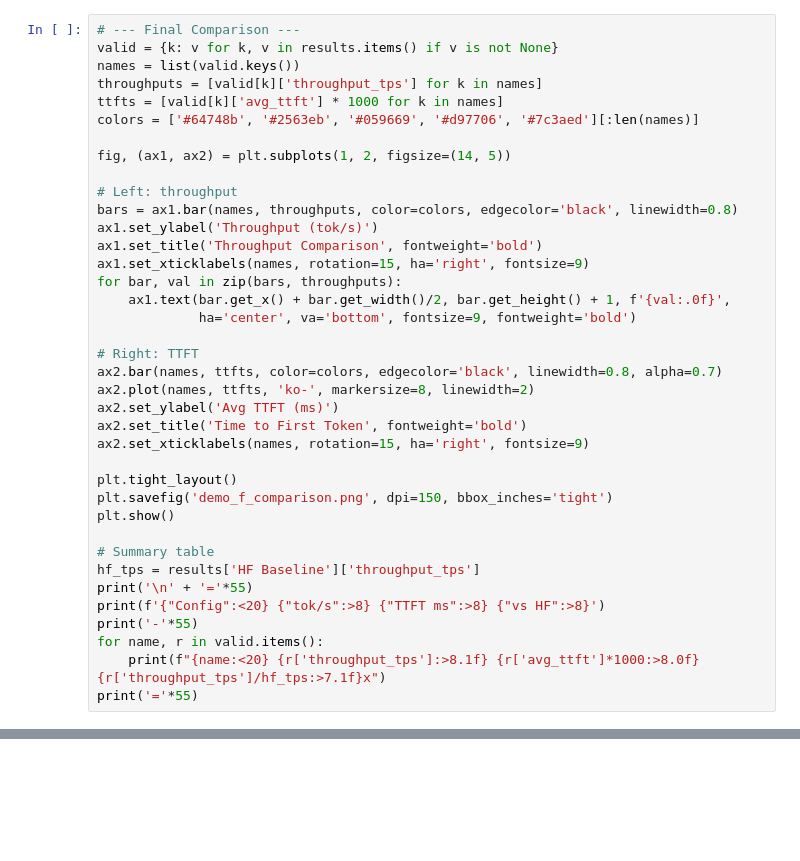
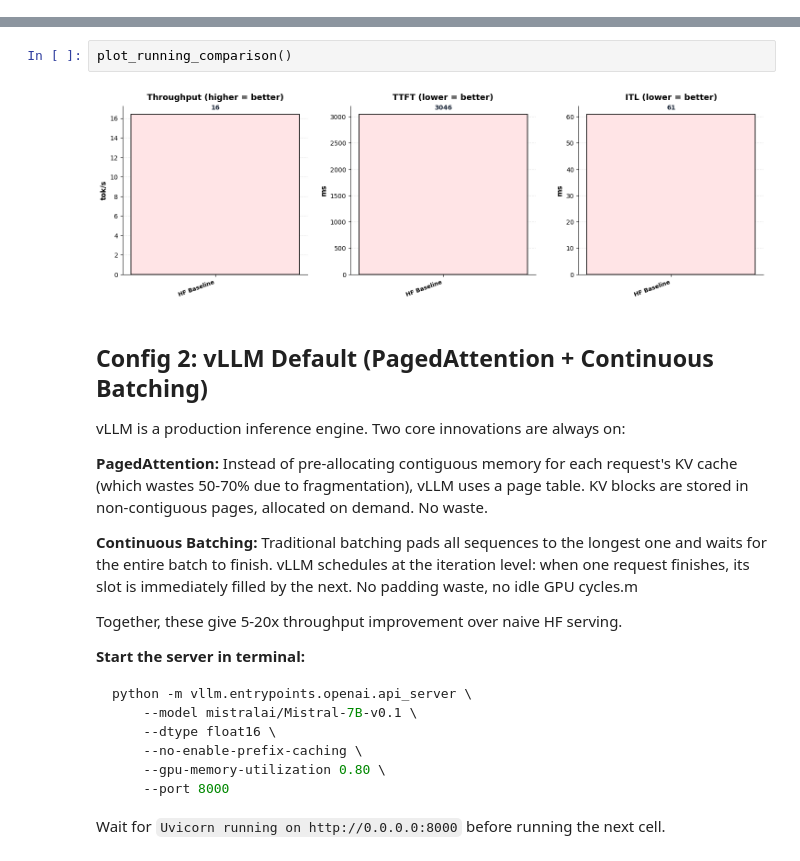
Before and after one commit to harshuljain13/llm-inference-at-scale, a Jupyter notebook: workshop/demos/demo_f_vllm.ipynb, the cells around one changed output, grey strips where cells are left out. Cells and saved outputs as stored; diff of their text form; blank space fills up the shorter version.

Commit message:
vllm benchmarking completed

````diff
--- a/workshop/demos/demo_f_vllm.ipynb
+++ b/workshop/demos/demo_f_vllm.ipynb
@@ -486,38 +0,0 @@ Same model. Same GPU. Same prompts. Each flag addresses a different bottleneck:
-# %%
-# --- Final Comparison ---
-valid = {k: v for k, v in results.items() if v is not None}
-names = list(valid.keys())
-throughputs = [valid[k]['throughput_tps'] for k in names]
-ttfts = [valid[k]['avg_ttft'] * 1000 for k in names]
-colors = ['#64748b', '#2563eb', '#059669', '#d97706', '#7c3aed'][:len(names)]
-
-fig, (ax1, ax2) = plt.subplots(1, 2, figsize=(14, 5))
-
-# Left: throughput
-bars = ax1.bar(names, throughputs, color=colors, edgecolor='black', linewidth=0.8)
-ax1.set_ylabel('Throughput (tok/s)')
-ax1.set_title('Throughput Comparison', fontweight='bold')
-ax1.set_xticklabels(names, rotation=15, ha='right', fontsize=9)
-for bar, val in zip(bars, throughputs):
-    ax1.text(bar.get_x() + bar.get_width()/2, bar.get_height() + 1, f'{val:.0f}',
-             ha='center', va='bottom', fontsize=9, fontweight='bold')
-
-# Right: TTFT
-ax2.bar(names, ttfts, color=colors, edgecolor='black', linewidth=0.8, alpha=0.7)
-ax2.plot(names, ttfts, 'ko-', markersize=8, linewidth=2)
-ax2.set_ylabel('Avg TTFT (ms)')
-ax2.set_title('Time to First Token', fontweight='bold')
-ax2.set_xticklabels(names, rotation=15, ha='right', fontsize=9)
-
-plt.tight_layout()
-plt.savefig('demo_f_comparison.png', dpi=150, bbox_inches='tight')
-plt.show()
-
-# Summary table
-hf_tps = results['HF Baseline']['throughput_tps']
-print('\n' + '='*55)
-print(f'{"Config":<20} {"tok/s":>8} {"TTFT ms":>8} {"vs HF":>8}')
-print('-'*55)
-for name, r in valid.items():
-    print(f"{name:<20} {r['throughput_tps']:>8.1f} {r['avg_ttft']*1000:>8.0f} {r['throughput_tps']/hf_tps:>7.1f}x")
-print('='*55)
@@ -534,0 +390,30 @@ print('='*55)
+# %%
+plot_running_comparison()
+# %% [output]
+[figure, added]
+# %% [markdown]
+## Config 2: vLLM Default (PagedAttention + Continuous Batching)
+
+vLLM is a production inference engine. Two core innovations are always on:
+
+**PagedAttention:** Instead of pre-allocating contiguous memory for each request's KV cache
+(which wastes 50-70% due to fragmentation), vLLM uses a page table. KV blocks are stored
+in non-contiguous pages, allocated on demand. No waste.
+
+**Continuous Batching:** Traditional batching pads all sequences to the longest one and waits
+for the entire batch to finish. vLLM schedules at the iteration level: when one request finishes,
+its slot is immediately filled by the next. No padding waste, no idle GPU cycles.m
+
+Together, these give 5-20x throughput improvement over naive HF serving.
+
+**Start the server in terminal:**
+```bash
+python -m vllm.entrypoints.openai.api_server \
+    --model mistralai/Mistral-7B-v0.1 \
+    --dtype float16 \
+    --no-enable-prefix-caching \
+    --gpu-memory-utilization 0.80 \
+    --port 8000
+```
+
+Wait for `Uvicorn running on http://0.0.0.0:8000` before running the next cell.
````
Also changed, not shown: parts of 39 cells of this notebook, 1 other file.
